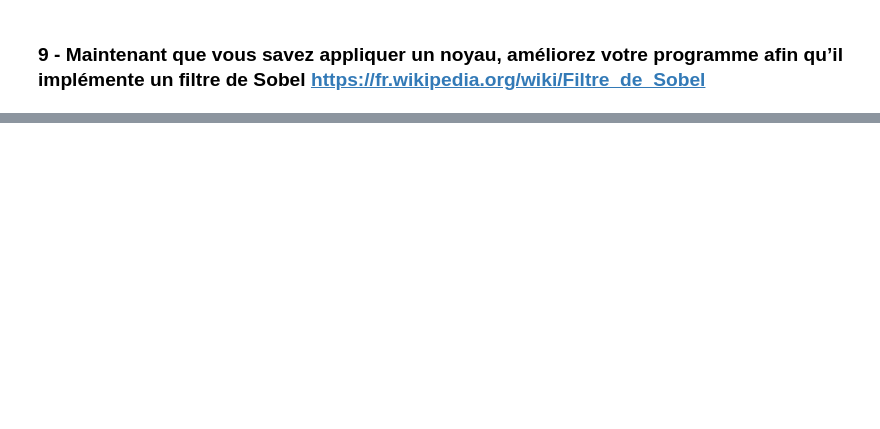
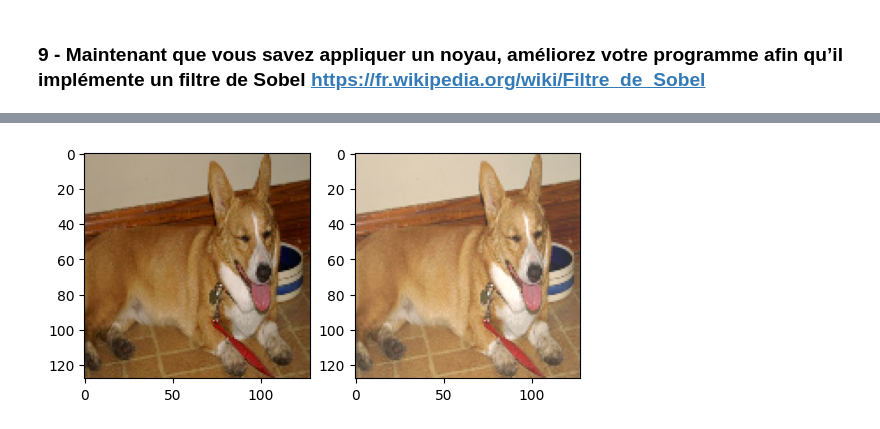
Before and after one commit to Angel0503/DeepLearning, a Jupyter notebook: Convolution/TD2.ipynb, the cells around one changed output, grey strips where cells are left out. Cells and saved outputs as stored; diff of their text form; code cells hidden in the pictures; blank space fills up the shorter version.

```diff
--- a/Convolution/TD2.ipynb
+++ b/Convolution/TD2.ipynb
@@ -231,0 +310,5 @@ for image, label in train_processed.take(1):
+# %%
+model_prepoc = tf.keras.Sequential()
+model_prepoc.add(tf.keras.layers.Resizing(128,128))
+model_prepoc.add(tf.keras.layers.Rescaling(1.0/255.0))
+model_prepoc.compile()
@@ -231,0 +317,3 @@ for image, label in train_processed.take(1):
+# %%
+train_set = train_set.map(lambda img, label: (model_prepoc(img), label))
+test_set = test_set.map(lambda img, label: (model_prepoc(img), label))
@@ -231,0 +329,4 @@ for image, label in train_processed.take(1):
+# %%
+model_random_brighness = tf.keras.Sequential()
+model_random_brighness.add(tf.keras.layers.RandomBrightness(factor=0.3,value_range=(0,1)))
+model_random_brighness.compile()
@@ -231,0 +353,15 @@ for image, label in train_processed.take(1):
+# %%
+random_img = train_set.take(1)
+for i, l in random_img:
+  img = i
+  label = l
+# %%
+fig = plt.figure()
+fig.add_subplot(1,2,1)
+plt.imshow(img)
+img_random_brighness = model_random_brighness(img)
+fig.add_subplot(1,2,2)
+plt.imshow(img_random_brighness)
+plt.show()
+# %% [output]
+[figure, added]
```
Also changed, not shown: parts of 41 cells of this notebook.
